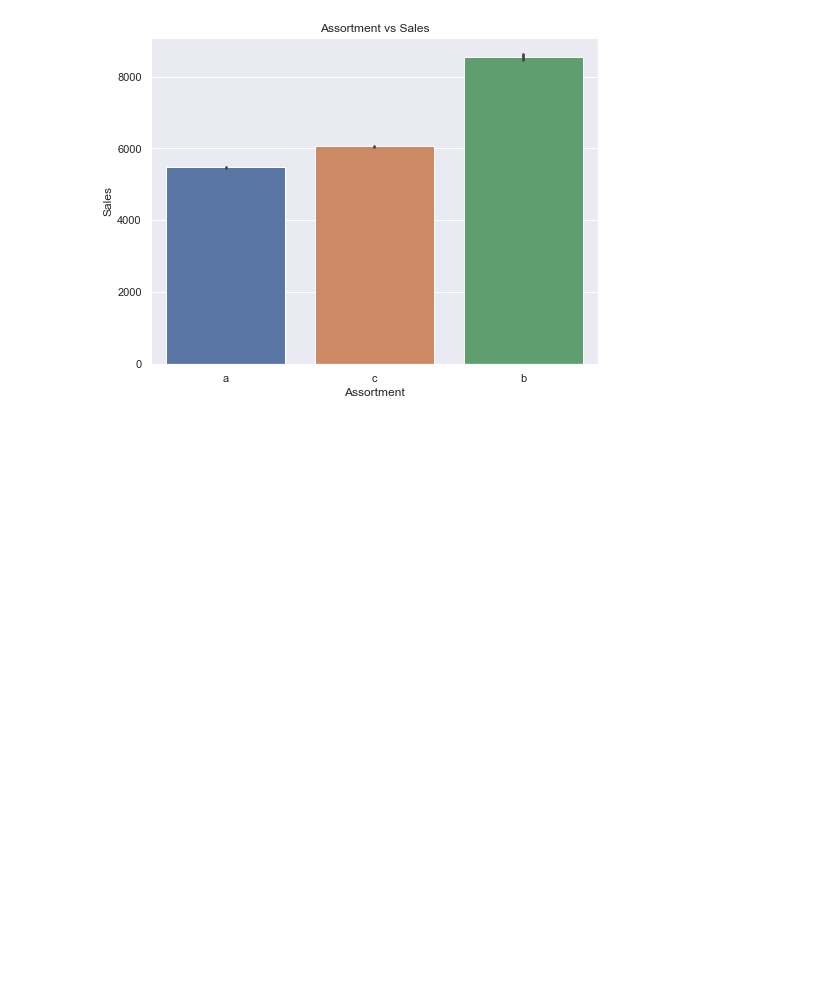
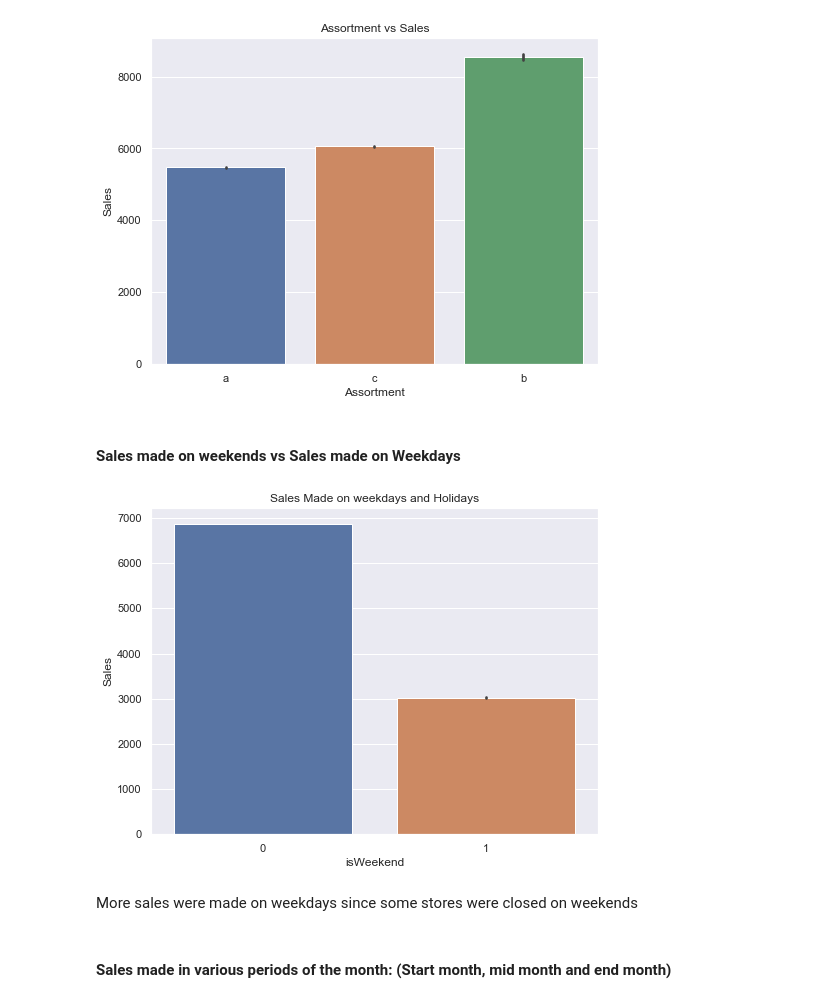
Before and after one commit to wakura-mbuya/Pharmaceutical-Sales-prediction, a Jupyter notebook: notebooks/EDA.ipynb, the cells around one changed output. Drawn from its saved outputs; the diff is of its cells as text; code cells hidden in the pictures; blank space fills up the shorter version.

```diff
--- a/notebooks/EDA.ipynb
+++ b/notebooks/EDA.ipynb
@@ -332,3 +140,18 @@ sns.set(rc={'figure.figsize':(6,8)})
 plt.show()
 # %% [output]
 [figure]
+# %% [markdown]
+#### Sales made on weekends vs Sales made on Weekdays
+# %%
+#Extracting weekdays
+combined_test_df['isWeekend'] = combined_test_df['DayOfWeek'].map(lambda x: 0 if x < 6 else 1)
+combined_train_df['isWeekend'] = combined_train_df['DayOfWeek'].map(lambda x: 0 if x < 6 else 1)
+# %%
+sns.barplot(x='isWeekend', y='Sales', data=combined_train_df).set(title='Sales Made on weekdays and Holidays')
+plt.show()
+# %% [output]
+[figure, added]
+# %% [markdown]
+More sales were made on weekdays since some stores were closed on weekends
+# %% [markdown]
+#### Sales made in various periods of the  month: (Start month, mid month and end month)
```
Also changed, not shown: parts of 35 cells of this notebook, 2 other files.
